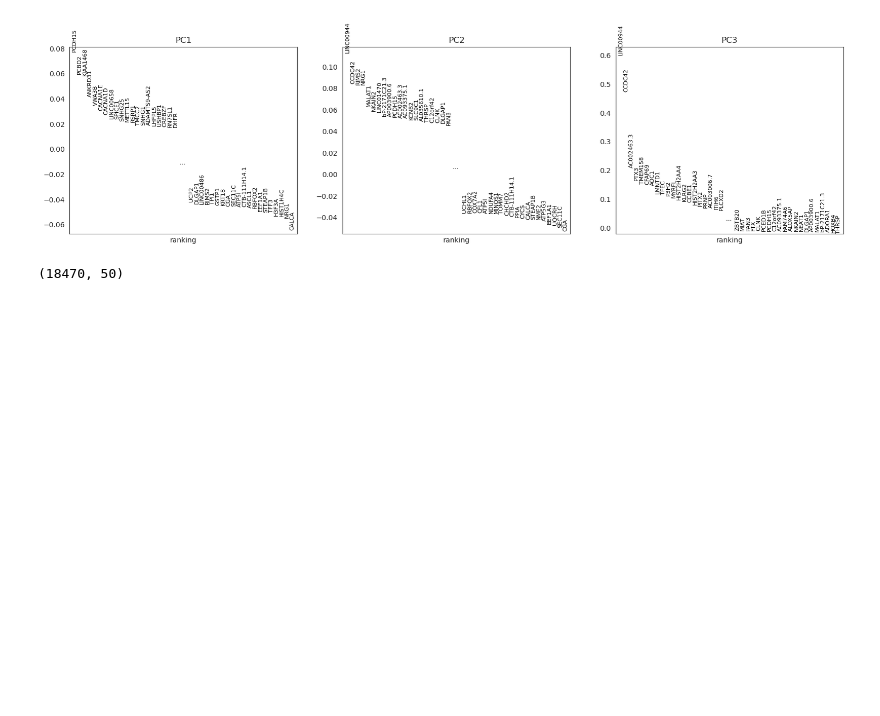
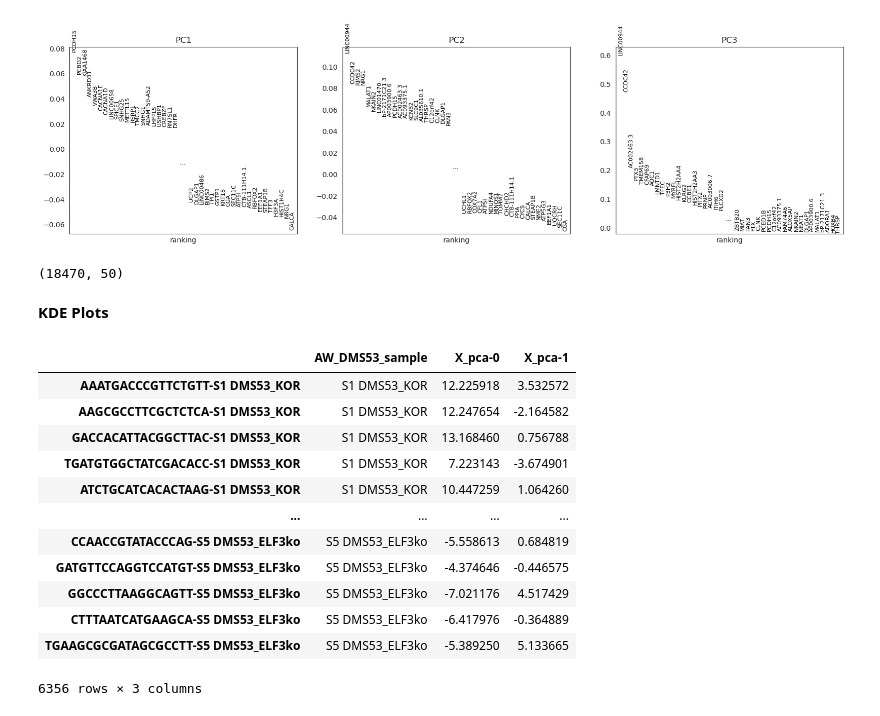
Before and after one commit to QuLab-VU/tempo_code, a Jupyter notebook: rna_seq/DMS53_MT_RP_filter.ipynb, the cells around one changed output. Cells and saved outputs as stored; diff of their text form; code cells hidden in the pictures; blank space fills up the shorter version.

```diff
--- a/rna_seq/DMS53_MT_RP_filter.ipynb
+++ b/rna_seq/DMS53_MT_RP_filter.ipynb
@@ -303,3 +303,25 @@ sc.pl.pca_loadings(mt_rp_filter, n_points=40)
 mt_rp_filter.varm['PCs'].shape
 # %% [output]
 (18470, 50)
+# %% [markdown]
+**KDE Plots**
+# %%
+pca_df = sc.get.obs_df(
+        mt_rp_filter,
+        keys=['AW_DMS53_sample'],
+        obsm_keys=[("X_pca", 0), ("X_pca", 1)])
+pca_df
+# %% [output]
+|  | AW_DMS53_sample | X_pca-0 | X_pca-1 |
+| AAATGACCCGTTCTGTT-S1 DMS53_KOR | S1 DMS53_KOR | 12.225918 | 3.532572 |
+| AAGCGCCTTCGCTCTCA-S1 DMS53_KOR | S1 DMS53_KOR | 12.247654 | -2.164582 |
+| GACCACATTACGGCTTAC-S1 DMS53_KOR | S1 DMS53_KOR | 13.168460 | 0.756788 |
+| TGATGTGGCTATCGACACC-S1 DMS53_KOR | S1 DMS53_KOR | 7.223143 | -3.674901 |
+| ATCTGCATCACACTAAG-S1 DMS53_KOR | S1 DMS53_KOR | 10.447259 | 1.064260 |
+| ... | ... | ... | ... |
+| CCAACCGTATACCCAG-S5 DMS53_ELF3ko | S5 DMS53_ELF3ko | -5.558613 | 0.684819 |
+| GATGTTCCAGGTCCATGT-S5 DMS53_ELF3ko | S5 DMS53_ELF3ko | -4.374646 | -0.446575 |
+| GGCCCTTAAGGCAGTT-S5 DMS53_ELF3ko | S5 DMS53_ELF3ko | -7.021176 | 4.517429 |
+| CTTTAATCATGAAGCA-S5 DMS53_ELF3ko | S5 DMS53_ELF3ko | -6.417976 | -0.364889 |
+| TGAAGCGCGATAGCGCCTT-S5 DMS53_ELF3ko | S5 DMS53_ELF3ko | -5.389250 | 5.133665 |
+6356 rows × 3 columns
```
Also changed, not shown: parts of 2 cells of this notebook, 2 other files.
